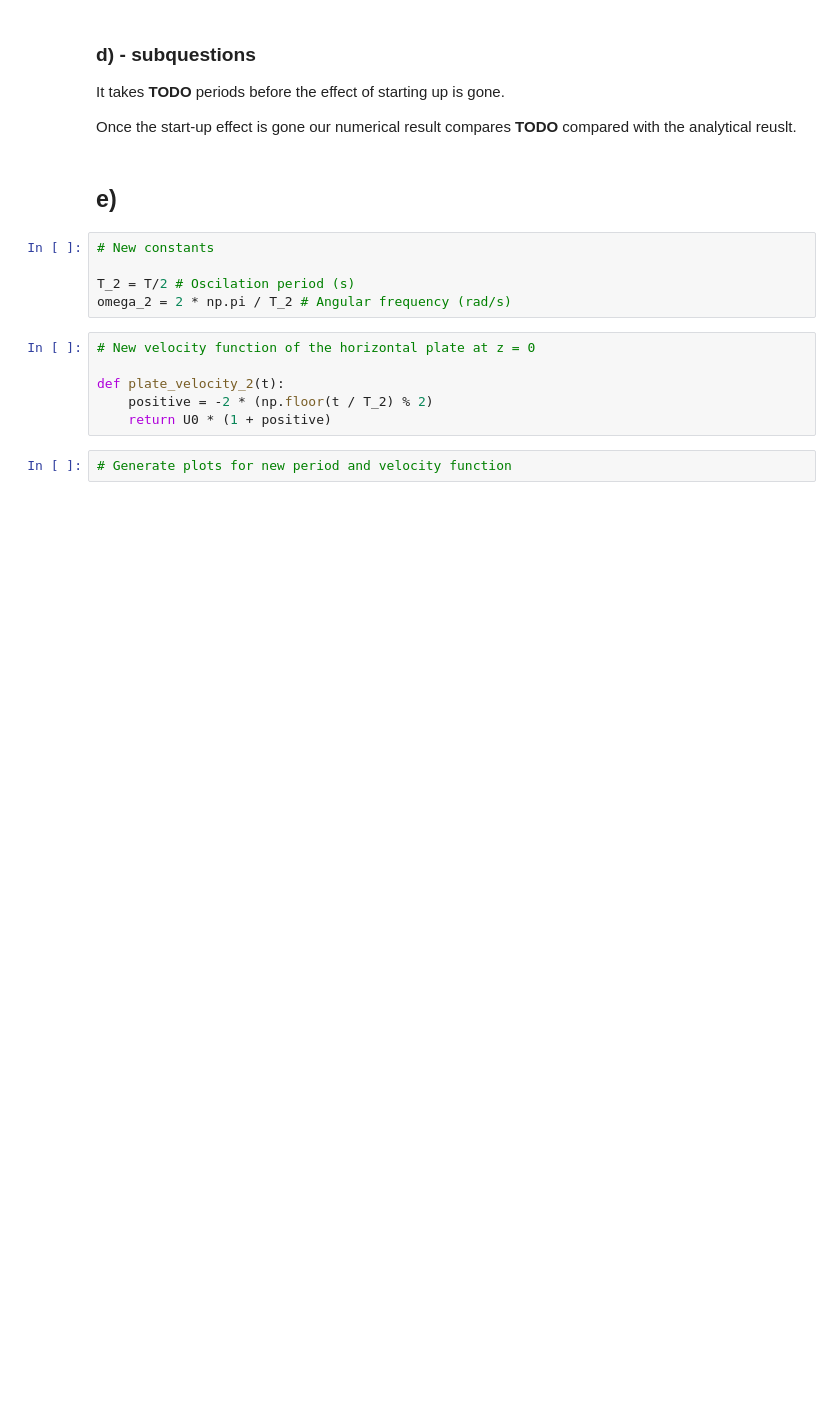
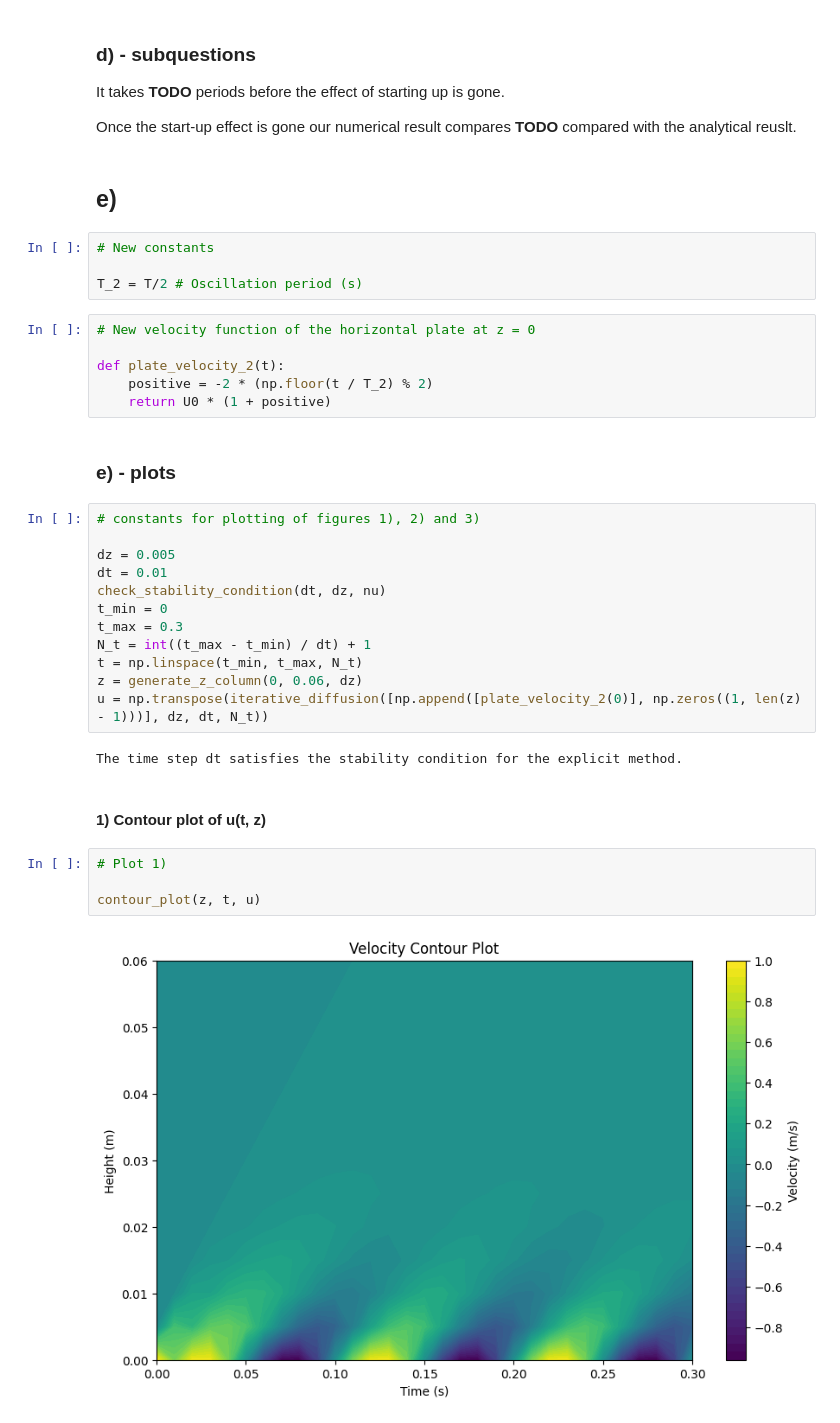
Before and after one commit to HiperLoop/Fluid-dynamics, a Jupyter notebook: Project 2/src/Project2_Group8_computationalpart.ipynb, the cells around one changed output. Drawn from its saved outputs; the diff is of its cells as text; blank space fills up the shorter version.

Commit message:
added figures for P2/2/e

```diff
--- a/Project 2/src/Project2_Group8_computationalpart.ipynb
+++ b/Project 2/src/Project2_Group8_computationalpart.ipynb
@@ -159,13 +164,34 @@ Once the start-up effect is gone our numerical result compares __TODO__ compared
 # %%
 # New constants
 
-T_2 = T/2 # Oscilation period (s)
-omega_2 = 2 * np.pi / T_2 # Angular frequency (rad/s)
+T_2 = T/2 # Oscillation period (s)
 # %%
 # New velocity function of the horizontal plate at z = 0
 
 def plate_velocity_2(t):
     positive = -2 * (np.floor(t / T_2) % 2)
     return U0 * (1 + positive)
+# %% [markdown]
+### e) - plots
+# %%
+# constants for plotting of figures 1), 2) and 3)
+
+dz = 0.005
+dt = 0.01
+check_stability_condition(dt, dz, nu)
+t_min = 0
+t_max = 0.3
+N_t = int((t_max - t_min) / dt) + 1
+t = np.linspace(t_min, t_max, N_t)
+z = generate_z_column(0, 0.06, dz)
+u = np.transpose(iterative_diffusion([np.append([plate_velocity_2(0)], np.zeros((1, len(z) - 1)))], dz, dt, N_t))
+# %% [output]
+The time step dt satisfies the stability condition for the explicit method.
+# %% [markdown]
+#### 1) Contour plot of u(t, z)
 # %%
-# Generate plots for new period and velocity function
+# Plot 1)
+
+contour_plot(z, t, u)
+# %% [output]
+[figure, added]
```
Also changed, not shown: parts of 11 cells of this notebook.
